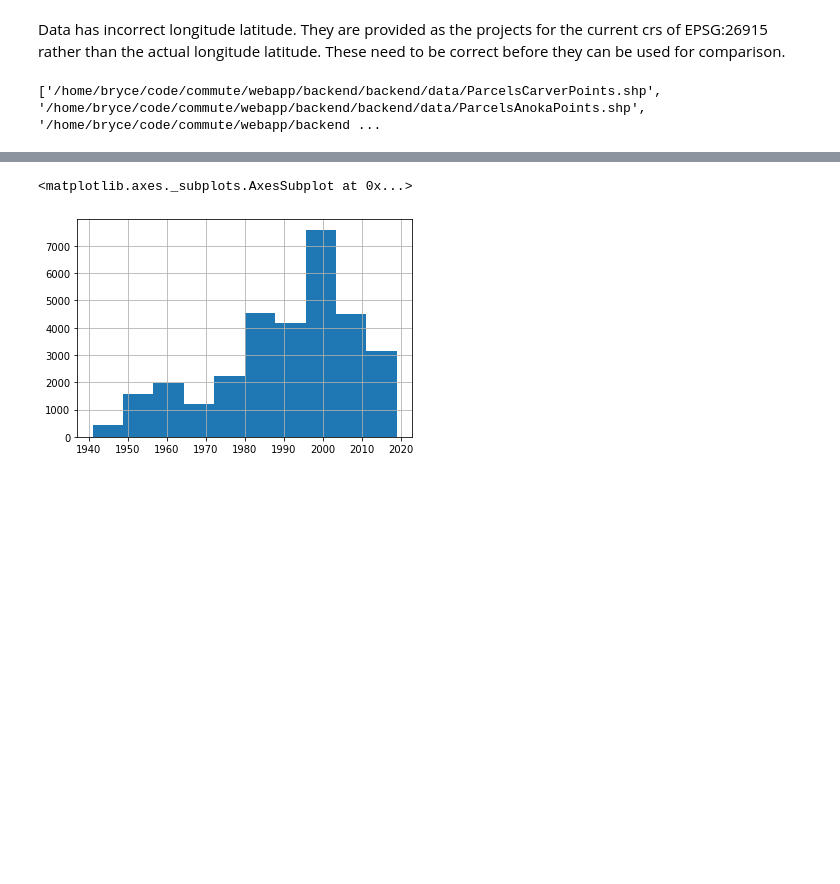
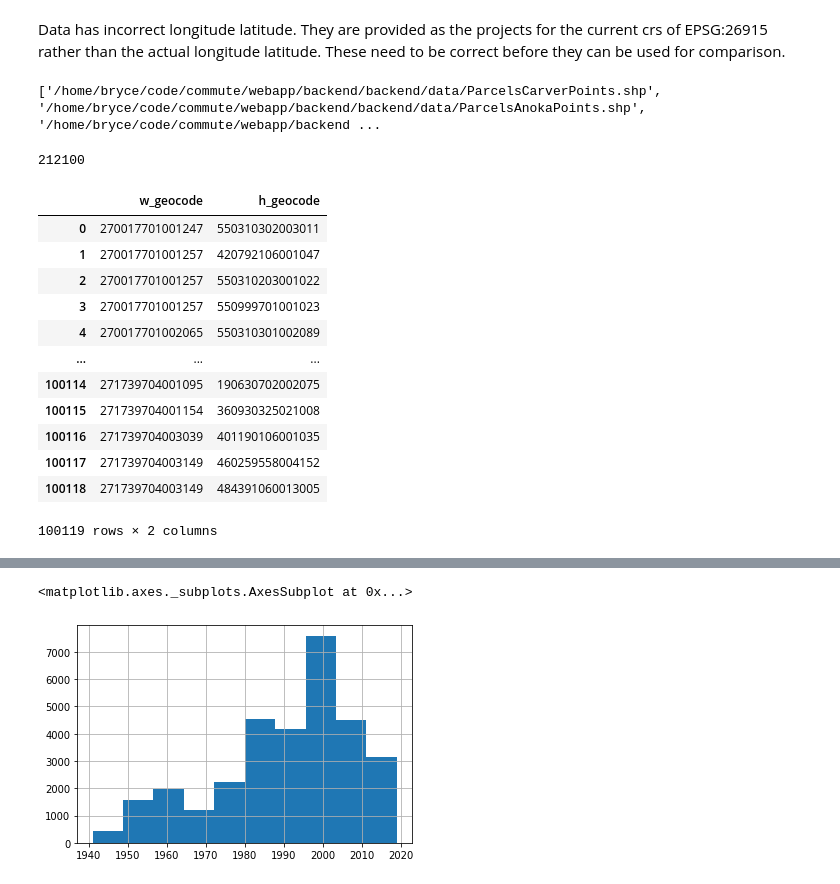
Before and after one commit to bwilliams2/tcmapper, a Jupyter notebook: devel/DateExplore.ipynb, the cells around one changed output, grey strips where cells are left out. Saved outputs shown, nothing was run; the diff lists cells and outputs as text; code cells hidden in the pictures; blank space fills up the shorter version.

```diff
--- a/devel/DateExplore.ipynb
+++ b/devel/DateExplore.ipynb
@@ -41,3 +27,27 @@ with path("backend", "data") as data_dir:
     print(glob.glob(str(data_dir.joinpath("*.shp").absolute())))
 # %% [output]
 ['/home/bryce/code/commute/webapp/backend/backend/data/ParcelsCarverPoints.shp', '/home/bryce/code/commute/webapp/backend/backend/data/ParcelsAnokaPoints.shp', '/home/bryce/code/commute/webapp/backend ...
+# %%
+from dbfread import DBF
+tables = DBF("../webapp/backend/backend/data/commute/CensusWorkplaceAreaCharacteristics.dbf", load=True)
+len(tables)
+# %% [output]
+212100
+# %%
+od_data = pd.read_csv("../webapp/backend/backend/data/od_data/mn_od_aux_JT00_2016.csv.gz", compression="gzip")
+# %%
+od_data[["w_geocode", "h_geocode"]]
+# %% [output]
+|  | w_geocode | h_geocode |
+| 0 | 270017701001247 | 550310302003011 |
+| 1 | 270017701001257 | 420792106001047 |
+| 2 | 270017701001257 | 550310203001022 |
+| 3 | 270017701001257 | 550999701001023 |
+| 4 | 270017701002065 | 550310301002089 |
+| ... | ... | ... |
+| 100114 | 271739704001095 | 190630702002075 |
+| 100115 | 271739704001154 | 360930325021008 |
+| 100116 | 271739704003039 | 401190106001035 |
+| 100117 | 271739704003149 | 460259558004152 |
+| 100118 | 271739704003149 | 484391060013005 |
+100119 rows × 2 columns
```
Also changed, not shown: parts of 25 cells of this notebook, 16 other files.
